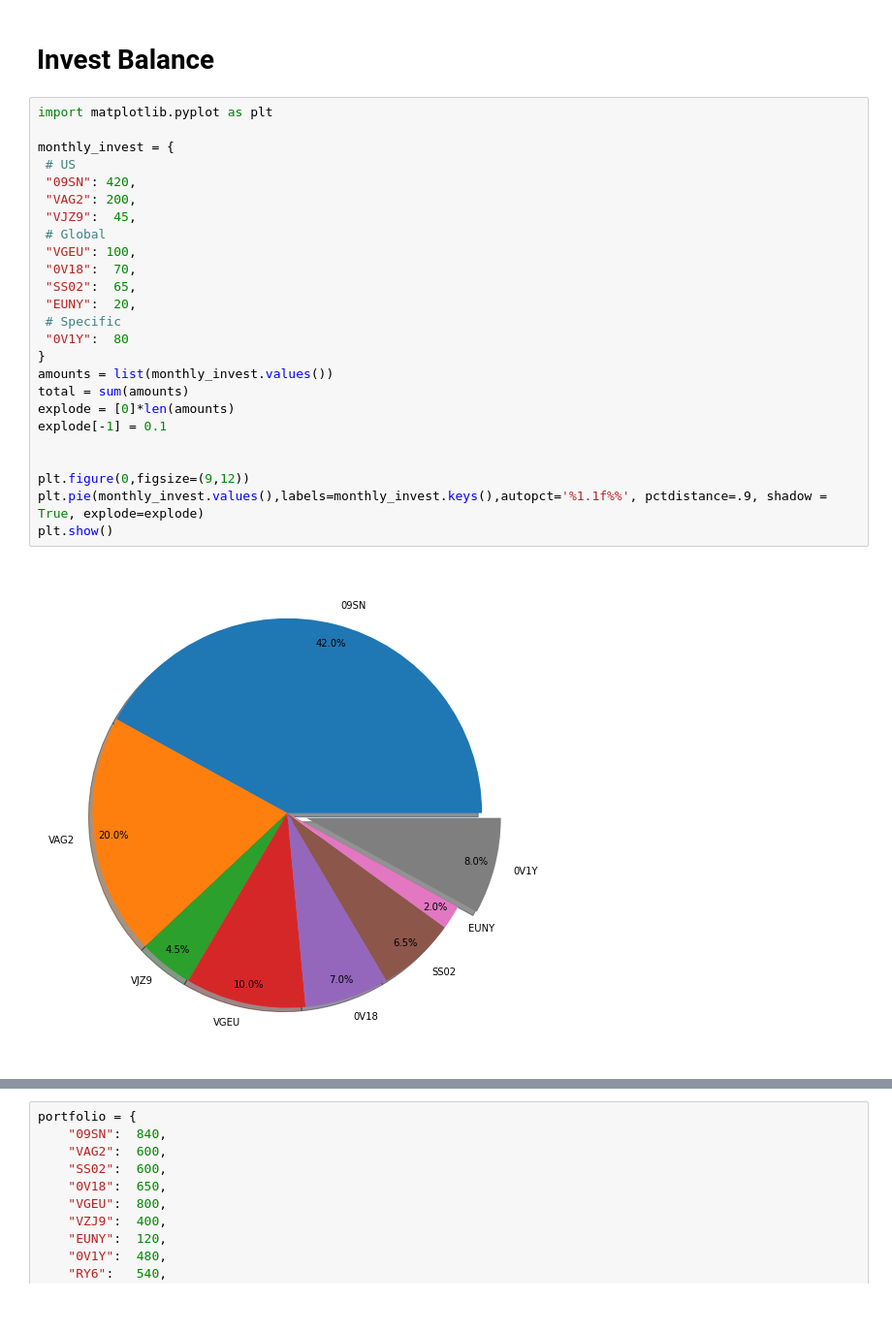
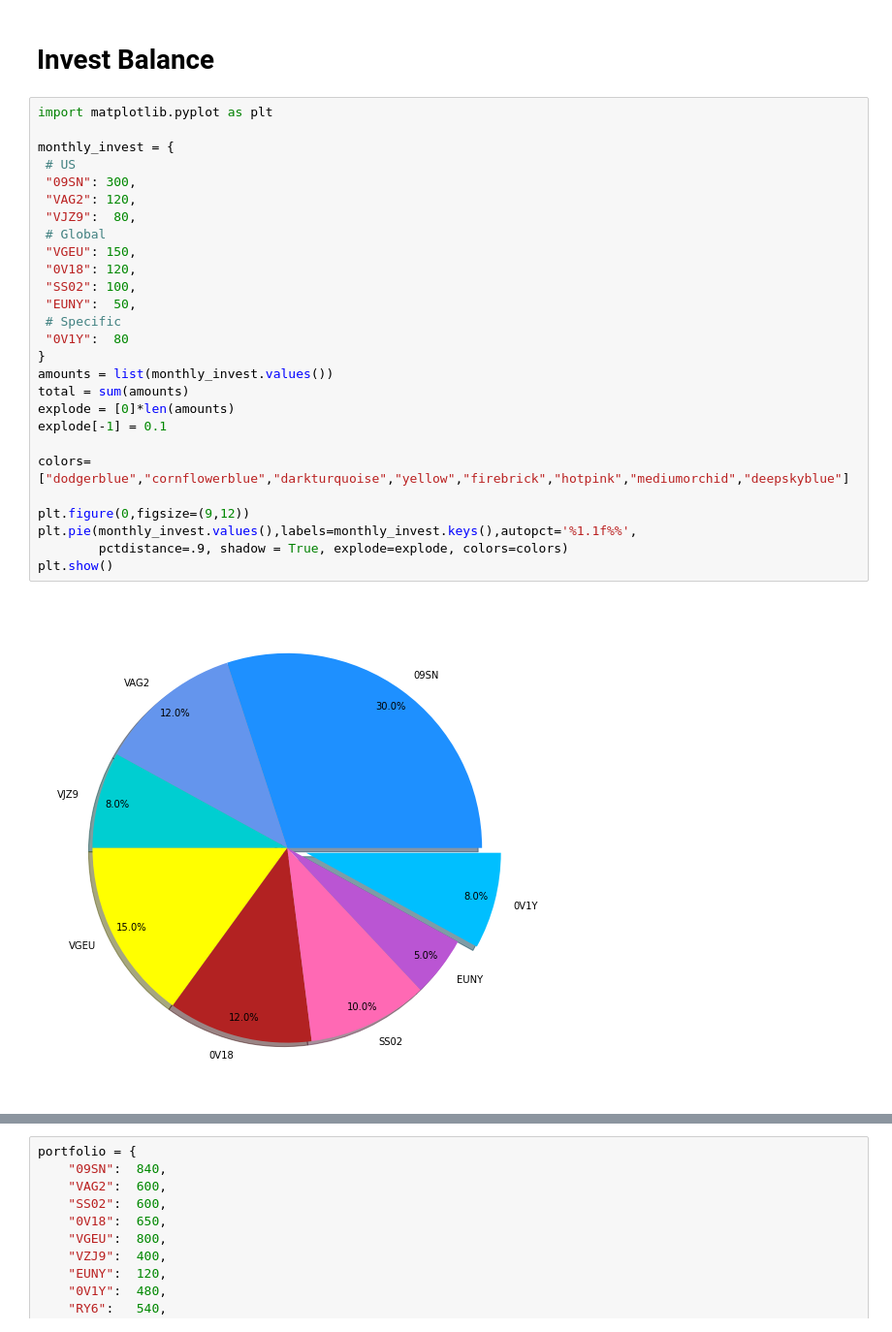
Before and after one commit to NIlS-Z99/Invest-Tool, a Jupyter notebook: invest_balance.ipynb, the cells around one changed output, grey strips where cells are left out. Shown at 97% size. Cells and saved outputs as stored; diff of their text form.

```diff
--- a/invest_balance.ipynb
+++ b/invest_balance.ipynb
@@ -3,30 +3,32 @@
 # %%
 import matplotlib.pyplot as plt
 
 monthly_invest = {
  # US
- "09SN": 420,
- "VAG2": 200,
- "VJZ9":  45,
+ "09SN": 300,
+ "VAG2": 120,
+ "VJZ9":  80,
  # Global
- "VGEU": 100,
- "0V18":  70,
- "SS02":  65,
- "EUNY":  20,
+ "VGEU": 150,
+ "0V18": 120,
+ "SS02": 100,
+ "EUNY":  50,
  # Specific
  "0V1Y":  80
 }
 amounts = list(monthly_invest.values())
 total = sum(amounts)
 explode = [0]*len(amounts)
 explode[-1] = 0.1
 
+colors=["dodgerblue","cornflowerblue","darkturquoise","yellow","firebrick","hotpink","mediumorchid","deepskyblue"]
 
 plt.figure(0,figsize=(9,12))
-plt.pie(monthly_invest.values(),labels=monthly_invest.keys(),autopct='%1.1f%%', pctdistance=.9, shadow = True, explode=explode)
+plt.pie(monthly_invest.values(),labels=monthly_invest.keys(),autopct='%1.1f%%',
+        pctdistance=.9, shadow = True, explode=explode, colors=colors)
 plt.show()
 # %% [output]
-[figure, old version]
+[figure, new version]
 # %%
 div_invest = [
  # US
```
Also changed, not shown: parts of 18 cells of this notebook, 3 other files.
